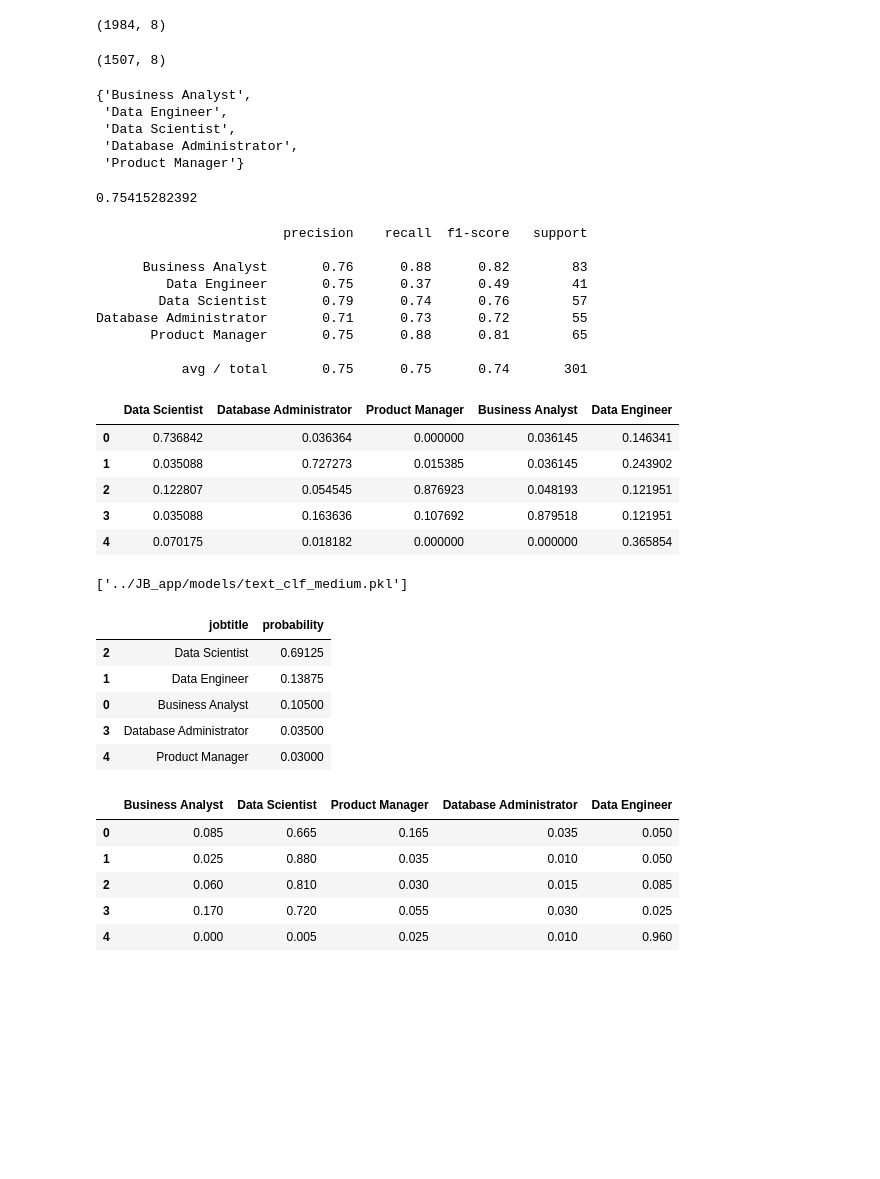
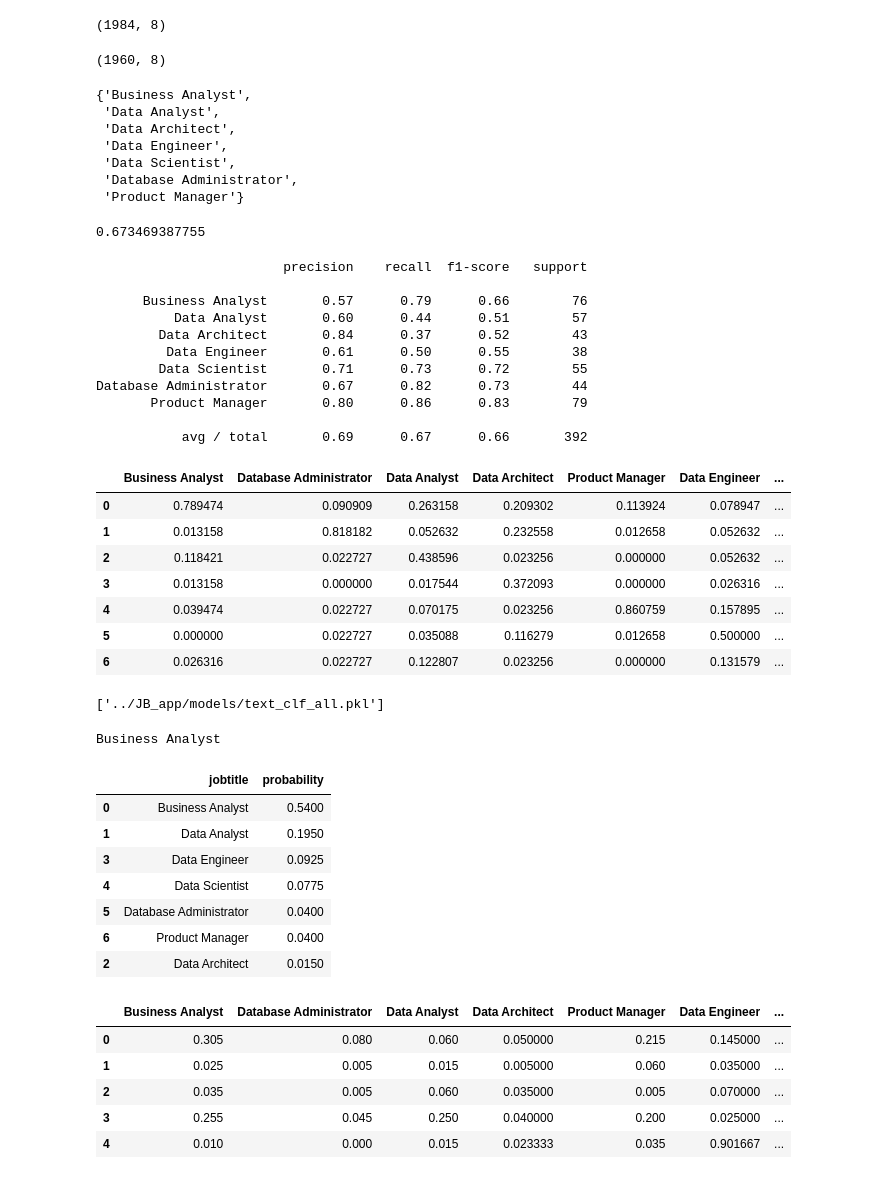
Before and after one commit to JadeYu/JoBreaker, a Jupyter notebook: analyses/Building_pipeline.ipynb, the cells around one changed output. Drawn from its saved outputs; the diff is of its cells as text; code cells hidden in the pictures; blank space fills up the shorter version.

```diff
--- a/analyses/Building_pipeline.ipynb
+++ b/analyses/Building_pipeline.ipynb
@@ -24,17 +24,19 @@ pd.DataFrame(df['state'].value_counts()).to_csv("../metrics/state_distribution.c
 # %%
 #filter data (get rid of the jobtitles that do not go into the model)
 df = df[df["jobtitle"] != 'Machine Learning']
-df = df[df["jobtitle"] != 'Data Architect']
-df = df[df["jobtitle"] != 'Data Analyst']
+#df = df[df["jobtitle"] != 'Data Architect']
+#df = df[df["jobtitle"] != 'Data Analyst']
 #df = df[df["jobtitle"] != 'Data Engineer']
 df.shape
 # %% [output]
-(1507, 8)
+(1960, 8)
 # %%
-#look at the jobtitles left
+#look at the jobtitles
 set(df['jobtitle'])
 # %% [output]
 {'Business Analyst',
+ 'Data Analyst',
+ 'Data Architect',
  'Data Engineer',
  'Data Scientist',
  'Database Administrator',
@@ -62,52 +64,61 @@ confusion = pd.DataFrame(confusion_matrix(predicted, test_labels, labels=list(se
 confusion = confusion.div(confusion.sum(axis=0), axis=1)
 f1s = metrics.classification_report(test_labels, predicted)
 # %% [output]
-0.75415282392
+0.673469387755
 # %%
 print(f1s)
 # %% [output]
                         precision    recall  f1-score   support
 
-      Business Analyst       0.76      0.88      0.82        83
-         Data Engineer       0.75      0.37      0.49        41
-        Data Scientist       0.79      0.74      0.76        57
-Database Administrator       0.71      0.73      0.72        55
-       Product Manager       0.75      0.88      0.81        65
+      Business Analyst       0.57      0.79      0.66        76
+          Data Analyst       0.60      0.44      0.51        57
+        Data Architect       0.84      0.37      0.52        43
+         Data Engineer       0.61      0.50      0.55        38
+        Data Scientist       0.71      0.73      0.72        55
+Database Administrator       0.67      0.82      0.73        44
+       Product Manager       0.80      0.86      0.83        79
 
-           avg / total       0.75      0.75      0.74       301
+           avg / total       0.69      0.67      0.66       392
 # %%
 confusion
 # %% [output]
-|  | Data Scientist | Database Administrator | Product Manager | Business Analyst | Data Engineer |
-| 0 | 0.736842 | 0.036364 | 0.000000 | 0.036145 | 0.146341 |
-| 1 | 0.035088 | 0.727273 | 0.015385 | 0.036145 | 0.243902 |
-| 2 | 0.122807 | 0.054545 | 0.876923 | 0.048193 | 0.121951 |
-| 3 | 0.035088 | 0.163636 | 0.107692 | 0.879518 | 0.121951 |
-| 4 | 0.070175 | 0.018182 | 0.000000 | 0.000000 | 0.365854 |
+|  | Business Analyst | Database Administrator | Data Analyst | Data Architect | Product Manager | Data Engineer | ... |
+| 0 | 0.789474 | 0.090909 | 0.263158 | 0.209302 | 0.113924 | 0.078947 | ... |
+| 1 | 0.013158 | 0.818182 | 0.052632 | 0.232558 | 0.012658 | 0.052632 | ... |
+| 2 | 0.118421 | 0.022727 | 0.438596 | 0.023256 | 0.000000 | 0.052632 | ... |
+| 3 | 0.013158 | 0.000000 | 0.017544 | 0.372093 | 0.000000 | 0.026316 | ... |
+| 4 | 0.039474 | 0.022727 | 0.070175 | 0.023256 | 0.860759 | 0.157895 | ... |
+| 5 | 0.000000 | 0.022727 | 0.035088 | 0.116279 | 0.012658 | 0.500000 | ... |
+| 6 | 0.026316 | 0.022727 | 0.122807 | 0.023256 | 0.000000 | 0.131579 | ... |
 # %%
 #write the confusion matrix to a csv file
 #confusion.to_csv("../metrics/confusion_matrix_all.csv")
 #dump the pipeline object to the target directory
-joblib.dump(text_clf, "../JB_app/models/text_clf_medium.pkl")
+joblib.dump(text_clf, "../JB_app/models/text_clf_all.pkl")
 # %% [output]
-['../JB_app/models/text_clf_medium.pkl']
+['../JB_app/models/text_clf_all.pkl']
 # %%
 #test on one entry
 new_data = [data_test['snippet'].iloc[1]]
+true_title = data_test['jobtitle'].iloc[1]
+print(true_title)
 new_feature = pps.raw_cleaning(new_data, False)
 prediction = text_clf.predict_proba(new_feature)
 output = pd.DataFrame()
 output['jobtitle'] = text_clf.classes_
 output['probability'] = prediction[0]
 output = output.sort_values(by='probability', ascending=False)
 output
 # %% [output]
+Business Analyst
 |  | jobtitle | probability |
-| 2 | Data Scientist | 0.69125 |
-| 1 | Data Engineer | 0.13875 |
-| 0 | Business Analyst | 0.10500 |
-| 3 | Database Administrator | 0.03500 |
-| 4 | Product Manager | 0.03000 |
+| 0 | Business Analyst | 0.5400 |
+| 1 | Data Analyst | 0.1950 |
+| 3 | Data Engineer | 0.0925 |
+| 4 | Data Scientist | 0.0775 |
+| 5 | Database Administrator | 0.0400 |
+| 6 | Product Manager | 0.0400 |
+| 2 | Data Architect | 0.0150 |
 # %%
 #calculate a document * label table with each element being the probability of a document being a label
 likelihoods = pd.DataFrame(columns = list(set(df['jobtitle'])))
@@ -119,10 +130,10 @@ for i in range(df.shape[0]):
     likelihoods = likelihoods.append(pd.Series({label:ll for label, ll in zip(labels, prediction)}, name = str(i)))
 likelihoods.head()
 # %% [output]
-|  | Business Analyst | Data Scientist | Product Manager | Database Administrator | Data Engineer |
-| 0 | 0.085 | 0.665 | 0.165 | 0.035 | 0.050 |
-| 1 | 0.025 | 0.880 | 0.035 | 0.010 | 0.050 |
-| 2 | 0.060 | 0.810 | 0.030 | 0.015 | 0.085 |
-| 3 | 0.170 | 0.720 | 0.055 | 0.030 | 0.025 |
-| 4 | 0.000 | 0.005 | 0.025 | 0.010 | 0.960 |
+|  | Business Analyst | Database Administrator | Data Analyst | Data Architect | Product Manager | Data Engineer | ... |
+| 0 | 0.305 | 0.080 | 0.060 | 0.050000 | 0.215 | 0.145000 | ... |
+| 1 | 0.025 | 0.005 | 0.015 | 0.005000 | 0.060 | 0.035000 | ... |
+| 2 | 0.035 | 0.005 | 0.060 | 0.035000 | 0.005 | 0.070000 | ... |
+| 3 | 0.255 | 0.045 | 0.250 | 0.040000 | 0.200 | 0.025000 | ... |
+| 4 | 0.010 | 0.000 | 0.015 | 0.023333 | 0.035 | 0.901667 | ... |
 # %%
```
Also changed, not shown: parts of 10 cells of this notebook, 7 other files.
